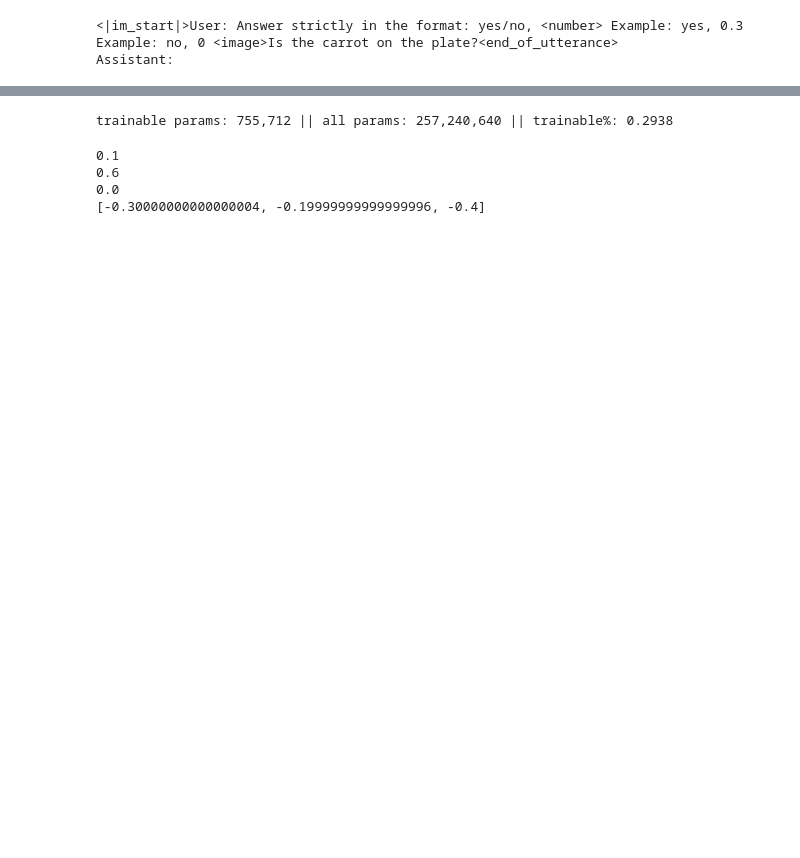
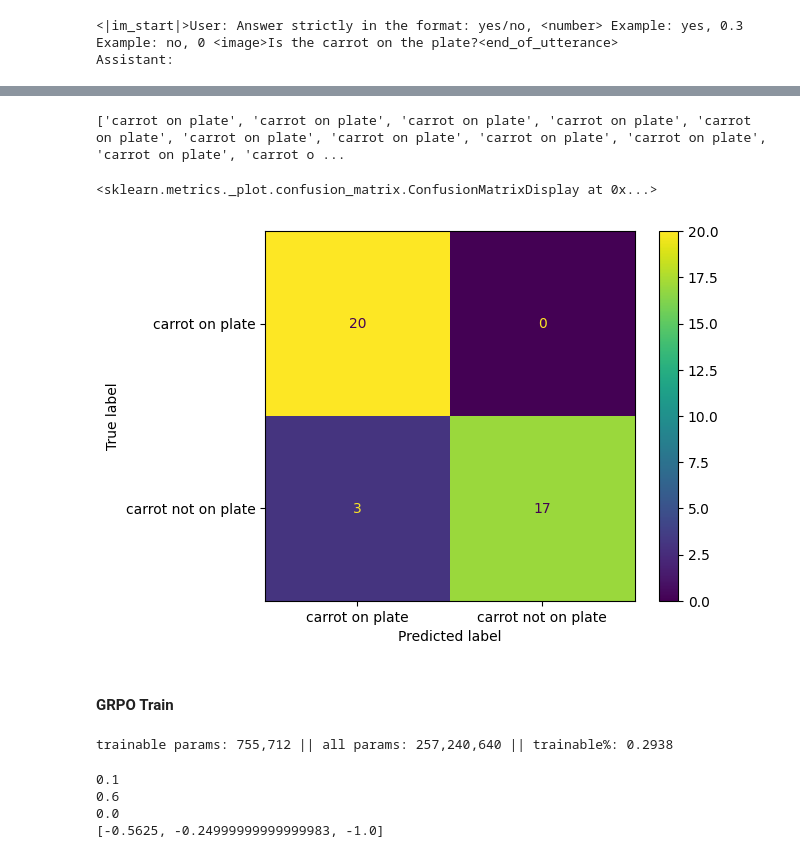
Before and after one commit to MrAnton07/VLA_MIPT, a Jupyter notebook: SmolVLA.ipynb, the cells around one changed output, grey strips where cells are left out. Drawn from its saved outputs; the diff is of its cells as text; code cells hidden in the pictures; blank space fills up the shorter version.

```diff
--- a/SmolVLA.ipynb
+++ b/SmolVLA.ipynb
@@ -1156,0 +1495,3 @@ torch.cuda.ipc_collect()
+# %%
+with open('carrot_on_plate_files_test_FML.pkl', 'rb') as f: #First Mid Last
+    carrot_on_plate_files_test = pickle.load(f)
@@ -1156,0 +1504,3 @@ torch.cuda.ipc_collect()
+# %%
+for _, item in carrot_on_plate_files_test.items():
+    print(item["first_iter_QA"][f"Is the carrot on the plate?{SYSTEM_PROMPT}"], item["first_iter"]["data"]["carrot_plate_dist"])
@@ -1157 +1528,27 @@ torch.cuda.ipc_collect()
+# %%
+carrot_on_the_plate = ["carrot on plate"]*20
+carrot_not_on_the_plate = ["carrot not on plate"]*20
+targets = carrot_on_the_plate + carrot_not_on_the_plate
+
+preds_on_the_plate = []
+preds_not_on_the_plate = []
+
+
+for _, item in carrot_on_plate_files_test.items():
+    preds_on_the_plate.append("carrot on plate" if item["last_iter_QA"][f"Is the carrot on the plate?{SYSTEM_PROMPT}"].lower().find("yes") != -1 else "carrot not on plate")
+    preds_not_on_the_plate.append("carrot on plate" if item["first_iter_QA"][f"Is the carrot on the plate?{SYSTEM_PROMPT}"].lower().find("yes") != -1 else "carrot not on plate")
+
+print(preds_on_the_plate, preds_not_on_the_plate)
+preds = preds_on_the_plate + preds_not_on_the_plate
+
+cm = confusion_matrix(targets, preds, labels=["carrot on plate", "carrot not on plate"])
+disp = ConfusionMatrixDisplay(confusion_matrix=cm, display_labels=["carrot on plate", "carrot not on plate"])
+
+disp.plot()
+# %% [output]
+['carrot on plate', 'carrot on plate', 'carrot on plate', 'carrot on plate', 'carrot on plate', 'carrot on plate', 'carrot on plate', 'carrot on plate', 'carrot on plate', 'carrot on plate', 'carrot o ...
+<sklearn.metrics._plot.confusion_matrix.ConfusionMatrixDisplay at 0x...>
+[figure, added]
+# %% [markdown]
+#### GRPO Train
 # %%
@@ -1220,6 +1612,4 @@ def dist_between_plt_and_carrot(completions, **kwargs):
 # %%
-import re
-
 completions = ["no, 0.1", "no, 0.6", "yes, 0.0"]
 
 gt_list = [0.4, 0.4, 0.4]
@@ -1230,15 +1620,15 @@ for cand, gt in zip(completions, gt_list):
     if match:
         pred_val = float(match.group(0))
         print(pred_val)
-        rewards.append(-abs(pred_val - gt))
+        rewards.append(-((pred_val - gt)**2)/(max(gt, 1e-6)**2))
     else:
-        rewards.append(-5.0)
+        rewards.append(-15.0)
 print(rewards)
 # %% [output]
 0.1
 0.6
 0.0
-[-0.30000000000000004, -0.19999999999999996, -0.4]
+[-0.5625, -0.24999999999999983, -1.0]
 # %%
 cfg = GRPOConfig(
     output_dir=f"./{model_id}_grpo_simpler_task",
```
Also changed, not shown: parts of 98 cells of this notebook, 5 other files.
